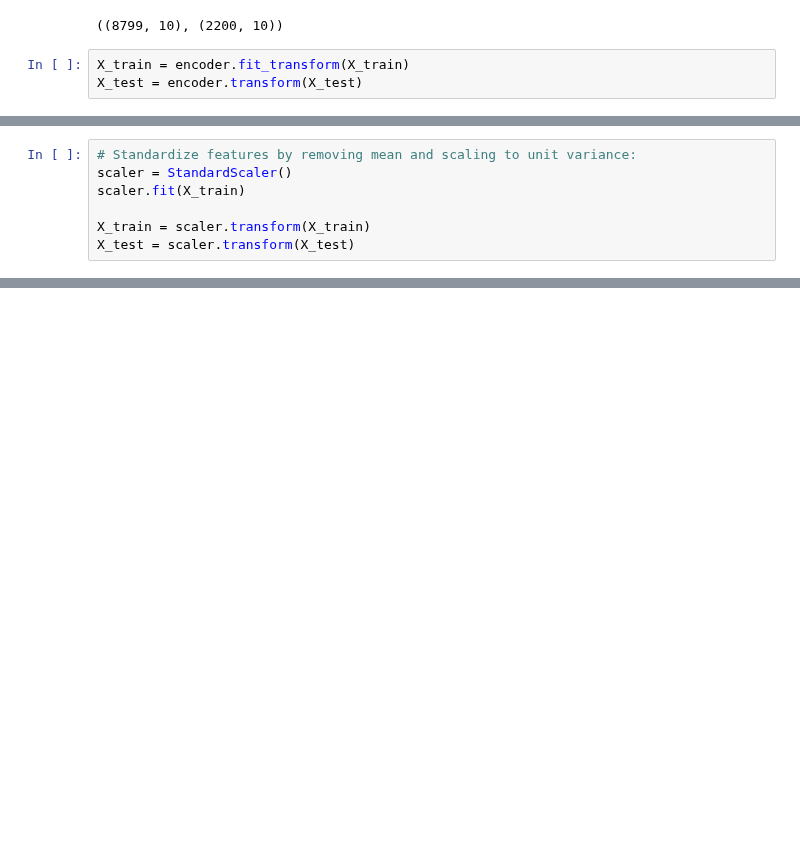
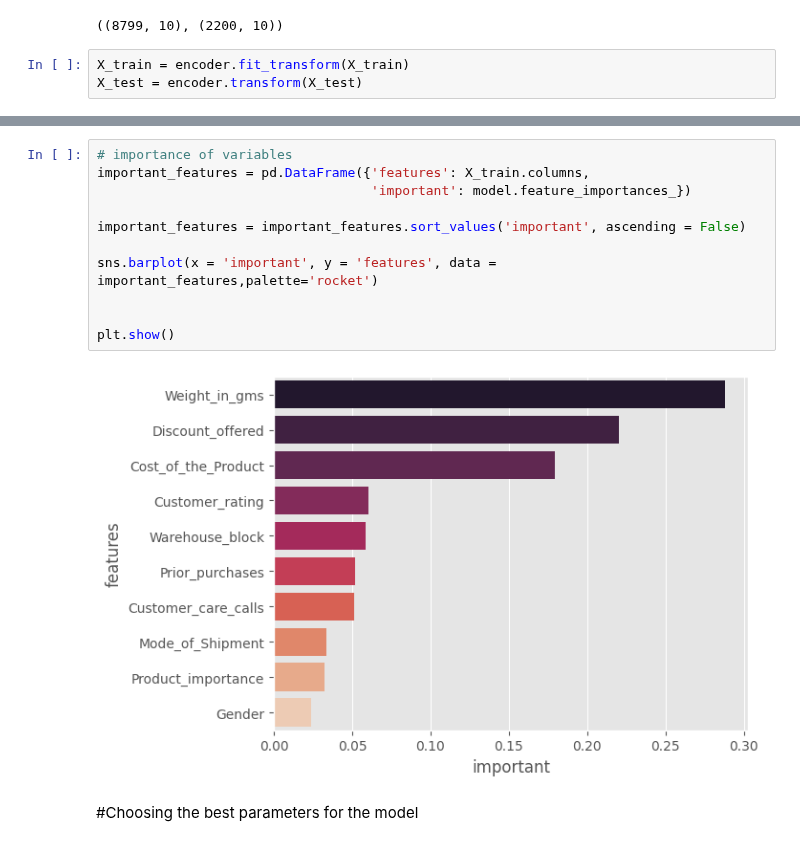
Before and after one commit to Riab22209/CE880-Case-Study-repository, a Jupyter notebook: CaseStudy_EDAandClassification.ipynb, the cells around one changed output, grey strips where cells are left out. Drawn from its saved outputs; the diff is of its cells as text; blank space fills up the shorter version.

```diff
--- a/CaseStudy_EDAandClassification.ipynb
+++ b/CaseStudy_EDAandClassification.ipynb
@@ -327,7 +333,0 @@ X_test.head()
-# %%
-# Standardize features by removing mean and scaling to unit variance:
-scaler = StandardScaler()
-scaler.fit(X_train)
-
-X_train = scaler.transform(X_train)
-X_test = scaler.transform(X_test)
@@ -333,0 +339,15 @@ X_test = scaler.transform(X_test)
+# %%
+# importance of variables
+important_features = pd.DataFrame({'features': X_train.columns,
+                                   'important': model.feature_importances_})
+
+important_features = important_features.sort_values('important', ascending = False)
+
+sns.barplot(x = 'important', y = 'features', data = important_features,palette='rocket')
+
+
+plt.show()
+# %% [output]
+[figure, added]
+# %% [markdown]
+#Choosing the best parameters for the model
```
Also changed, not shown: parts of 18 cells of this notebook.
